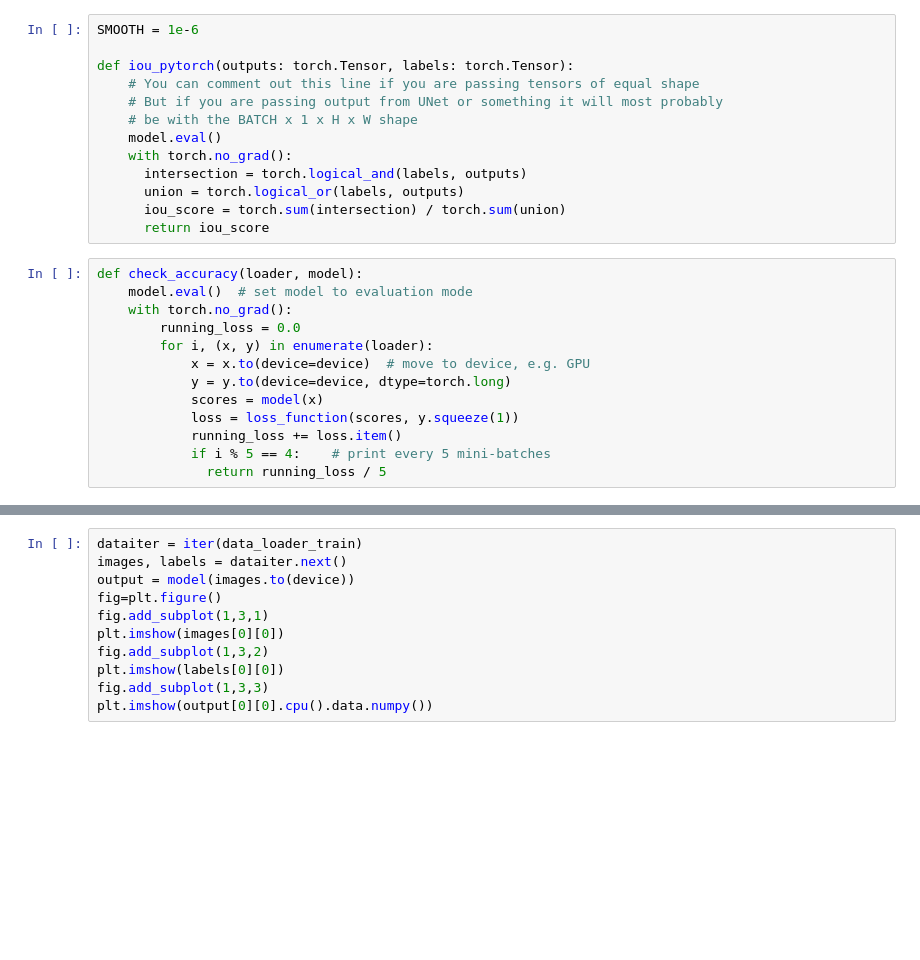
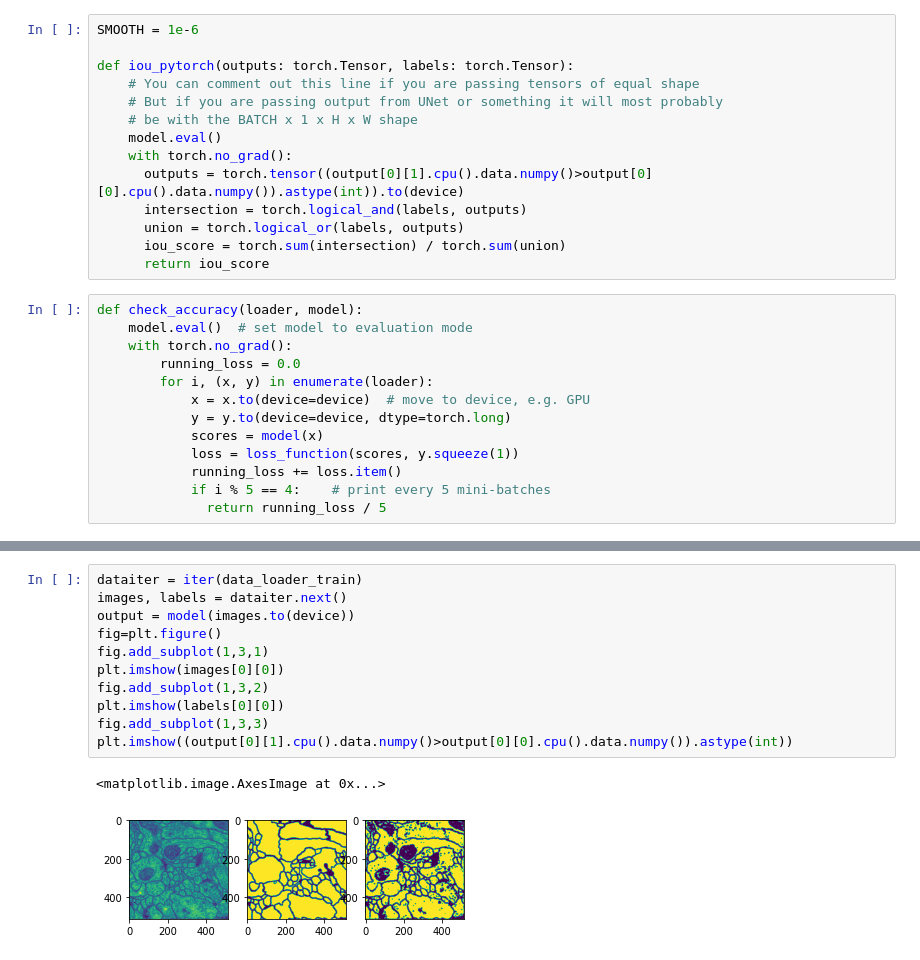
Before and after one commit to rooncal/Image-Segmentation, a Jupyter notebook: Unet.ipynb, the cells around one changed output, grey strips where cells are left out. Drawn from its saved outputs; the diff is of its cells as text; blank space fills up the shorter version.

```diff
--- a/Unet.ipynb
+++ b/Unet.ipynb
@@ -305,6 +305,7 @@ def iou_pytorch(outputs: torch.Tensor, labels: torch.Tensor):
     # be with the BATCH x 1 x H x W shape
     model.eval()
     with torch.no_grad():
+      outputs = torch.tensor((output[0][1].cpu().data.numpy()>output[0][0].cpu().data.numpy()).astype(int)).to(device)
       intersection = torch.logical_and(labels, outputs)
       union = torch.logical_or(labels, outputs)
       iou_score = torch.sum(intersection) / torch.sum(union)
@@ -376,11 +376,14 @@ KeyboardInterrupt: ignored
 # %%
 dataiter = iter(data_loader_train)
 images, labels = dataiter.next()
 output = model(images.to(device))
 fig=plt.figure()
 fig.add_subplot(1,3,1)
 plt.imshow(images[0][0])
 fig.add_subplot(1,3,2)
 plt.imshow(labels[0][0])
 fig.add_subplot(1,3,3)
-plt.imshow(output[0][0].cpu().data.numpy())
+plt.imshow((output[0][1].cpu().data.numpy()>output[0][0].cpu().data.numpy()).astype(int))
+# %% [output]
+<matplotlib.image.AxesImage at 0x...>
+[figure, added]
```
Also changed, not shown: parts of 1 cell of this notebook.
